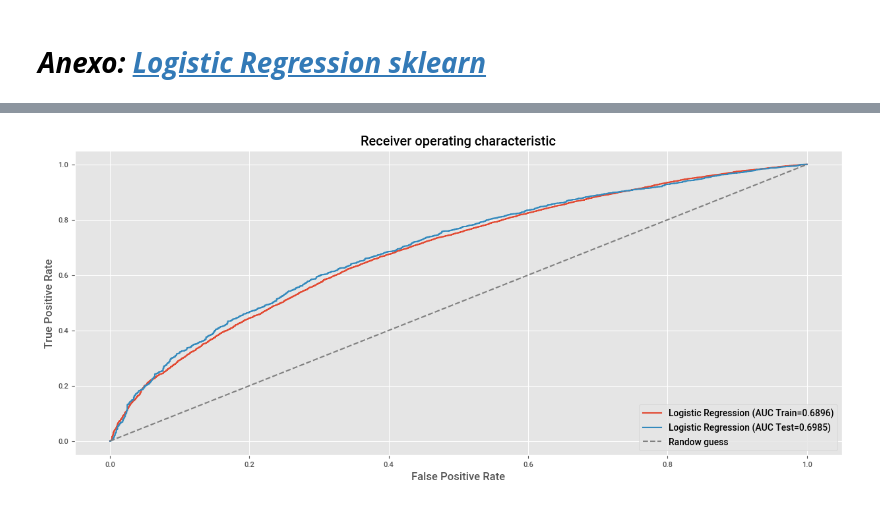
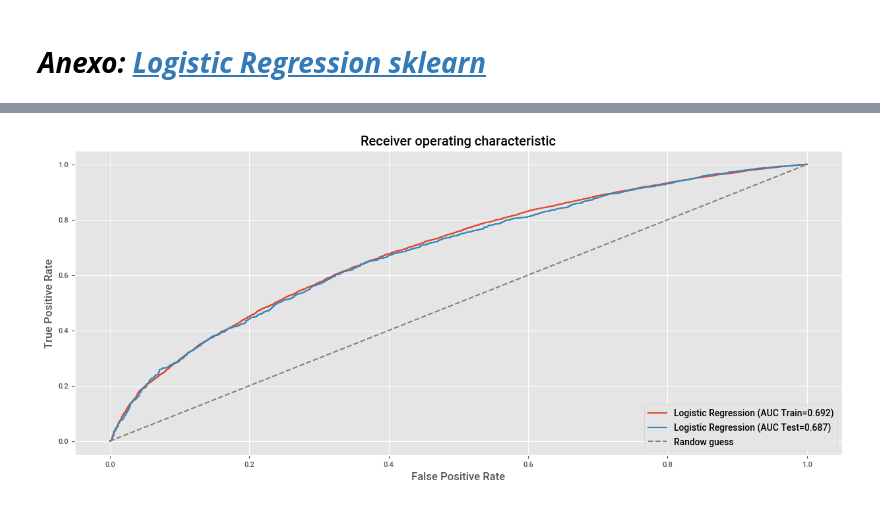
Before and after one commit to lacamposm/Metodos-Estadisticos, a Jupyter notebook: Lectura_12_Logistic_Regression.ipynb, the cells around one changed output, grey strips where cells are left out. Drawn from its saved outputs; the diff is of its cells as text; code cells hidden in the pictures.

```diff
--- a/Lectura_12_Logistic_Regression.ipynb
+++ b/Lectura_12_Logistic_Regression.ipynb
@@ -1028,17 +1027,15 @@ from sklearn.model_selection import train_test_split
 from sklearn.linear_model import LogisticRegression
 
 # Preparamos la Data
-df_lr_sk = pd.read_parquet("data/Logistic_Regression_1.parquet",)
+df_lr_sk = pd.read_parquet(url_base + "Logistic_Regression_1.parquet",)
 df_lr_sk["tasa_de_interes"] = df_lr_sk["tasa_de_interes"].str.replace("%", "").astype("float")
 df_lr_sk.drop(columns=["estado_de_verificacion"], inplace=True)
-X, y = df_lr.drop(columns=["estado_del_prestamo"]), df_lr["estado_del_prestamo"]
+X, y = pd.get_dummies(df_lr_sk.drop(columns=["estado_del_prestamo"]), drop_first=True), df_lr_sk["estado_del_prestamo"]
+y = label_binarize(y, classes=["dado_de_baja", "completamente_pagado"])
+
 X_train, X_test, y_train, y_test=train_test_split(X, y, random_state=123, test_size=0.2, stratify=y)
 
-feature_cat = [column for column in X_train.select_dtypes("object").columns]
-X_train = pd.get_dummies(X_train, columns=feature_cat, drop_first=True)
-X_test =pd.get_dummies(X_test,  columns=feature_cat, drop_first=True)
-
 # Instanciamos la clase y entrenamos el modelo.
-clf = LogisticRegression(solver="newton-cg")
+clf = LogisticRegression(C=1e10, solver="newton-cg")
 clf.fit(X_train,y_train)
 # %% [output]
@@ -1095,24 +1091,22 @@ plt.show()
 # %%
 # AUC en train.
-y_bin_train = label_binarize(y_train, classes=["dado_de_baja", "completamente_pagado"])
-fpr, tpr, _ = roc_curve(y_bin_train, clf.predict_proba(X_train)[:,0])
+fpr, tpr, _ = roc_curve(y_train, clf.predict_proba(X_train)[:, 1])
 roc_auc = auc(fpr,tpr)
-plt.plot(fpr, tpr, label="Logistic Regression (AUC Train=%0.4f)" % roc_auc)
+plt.plot(fpr, tpr, label=f"Logistic Regression (AUC Train={roc_auc:.3f})")
 plt.xlabel("False Positive Rate")
 plt.ylabel("True Positive Rate")
 plt.title("Receiver operating characteristic")
 
 # AUC en test.
-y_bin_test = label_binarize(y_test, classes=["dado_de_baja", "completamente_pagado"])
-fpr, tpr, _ = roc_curve(y_bin_test, clf.predict_proba(X_test)[:,0])
+fpr, tpr, _ = roc_curve(y_test, clf.predict_proba(X_test)[:, 1])
 roc_auc = auc(fpr,tpr)
-plt.plot(fpr, tpr, label="Logistic Regression (AUC Test=%0.4f)" % roc_auc)
+plt.plot(fpr, tpr, label=f"Logistic Regression (AUC Test={roc_auc:.3f})")
 plt.xlabel("False Positive Rate")
 plt.ylabel("True Positive Rate")
 plt.title("Receiver operating characteristic")
 
 plt.plot((0,1), (0,1), ls="--", color="grey", label="Randow guess")
 plt.legend(loc="lower right")
 plt.show()
 # %% [output]
-[figure, old version]
+[figure, new version]
```
Also changed, not shown: parts of 13 cells of this notebook.
